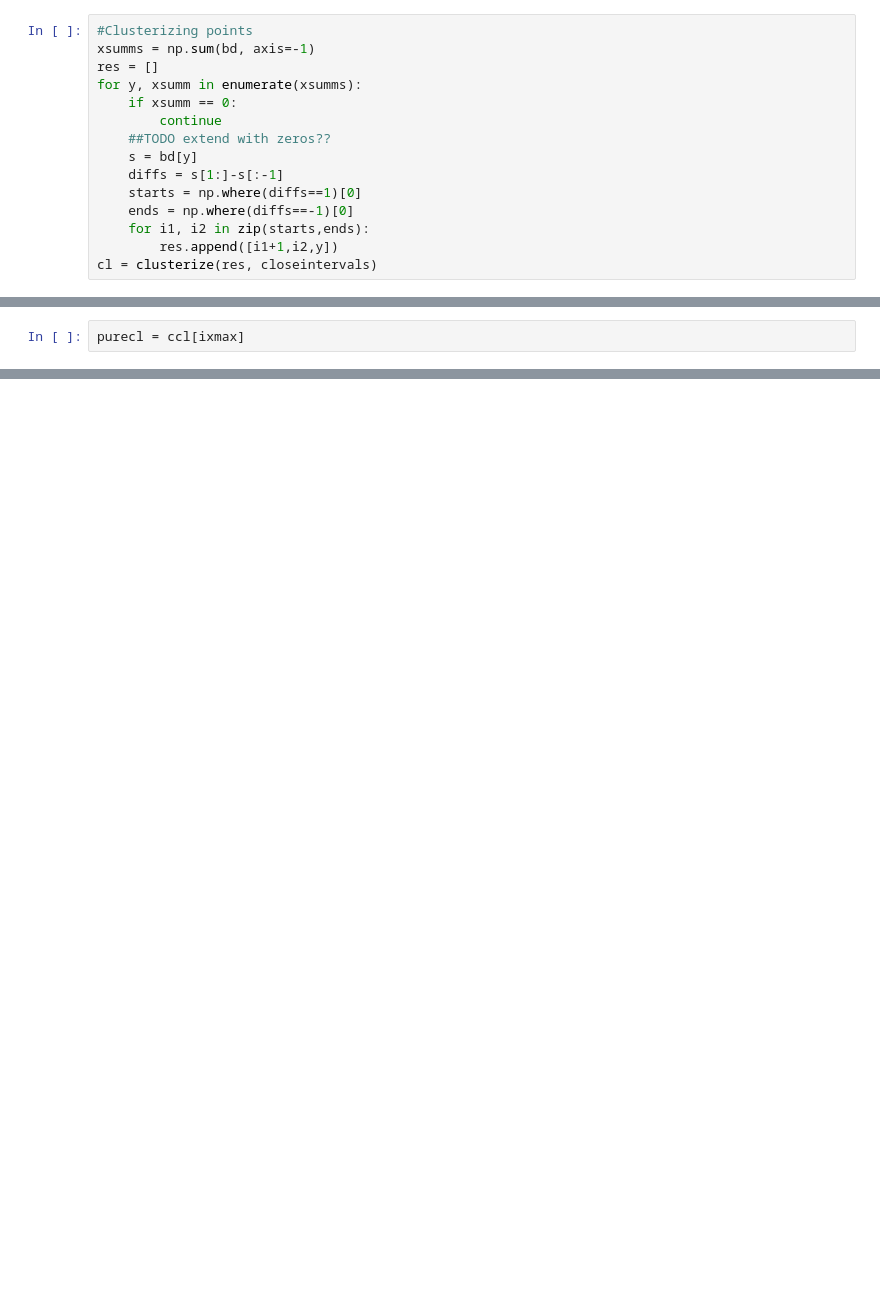
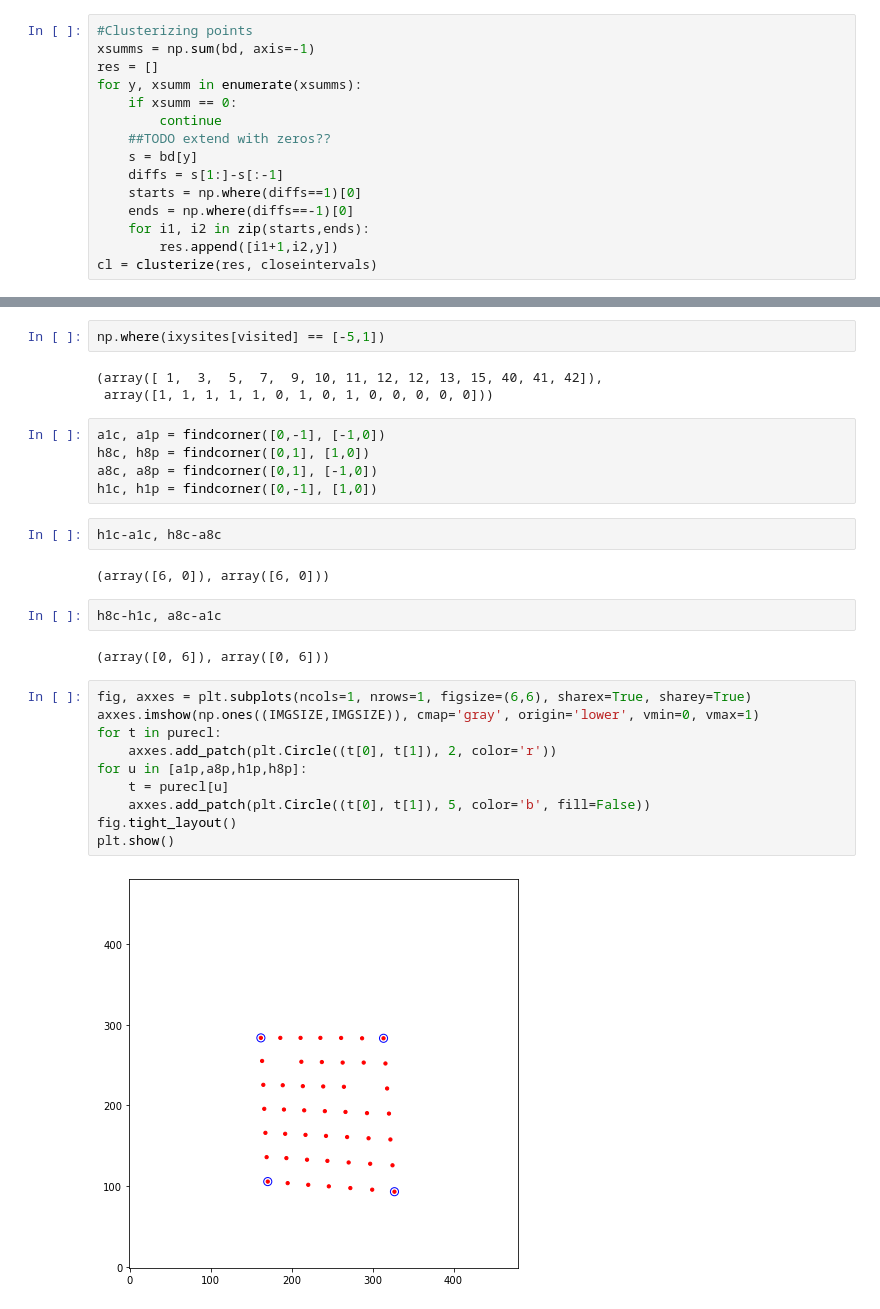
Before and after one commit to avva14/various_tests, a Jupyter notebook: test1/boardrefine.ipynb, the cells around one changed output, grey strips where cells are left out. Saved outputs shown, nothing was run; the diff lists cells and outputs as text; blank space fills up the shorter version.

```diff
--- a/test1/boardrefine.ipynb
+++ b/test1/boardrefine.ipynb
@@ -218,2 +135,0 @@ ixmax = np.argmax([len(cc) for cc in ccl])
-# %%
-purecl = ccl[ixmax]
@@ -303,0 +288,30 @@ plt.show()
+# %%
+np.where(ixysites[visited] == [-5,1])
+# %% [output]
+(array([ 1,  3,  5,  7,  9, 10, 11, 12, 12, 13, 15, 40, 41, 42]),
+ array([1, 1, 1, 1, 1, 0, 1, 0, 1, 0, 0, 0, 0, 0]))
+# %%
+a1c, a1p = findcorner([0,-1], [-1,0])
+h8c, h8p = findcorner([0,1], [1,0])
+a8c, a8p = findcorner([0,1], [-1,0])
+h1c, h1p = findcorner([0,-1], [1,0])
+# %%
+h1c-a1c, h8c-a8c
+# %% [output]
+(array([6, 0]), array([6, 0]))
+# %%
+h8c-h1c, a8c-a1c
+# %% [output]
+(array([0, 6]), array([0, 6]))
+# %%
+fig, axxes = plt.subplots(ncols=1, nrows=1, figsize=(6,6), sharex=True, sharey=True)
+axxes.imshow(np.ones((IMGSIZE,IMGSIZE)), cmap='gray', origin='lower', vmin=0, vmax=1)
+for t in purecl:
+    axxes.add_patch(plt.Circle((t[0], t[1]), 2, color='r'))
+for u in [a1p,a8p,h1p,h8p]:
+    t = purecl[u]
+    axxes.add_patch(plt.Circle((t[0], t[1]), 5, color='b', fill=False))
+fig.tight_layout()
+plt.show()
+# %% [output]
+[figure, added]
```
Also changed, not shown: parts of 50 cells of this notebook, 2 other files.
